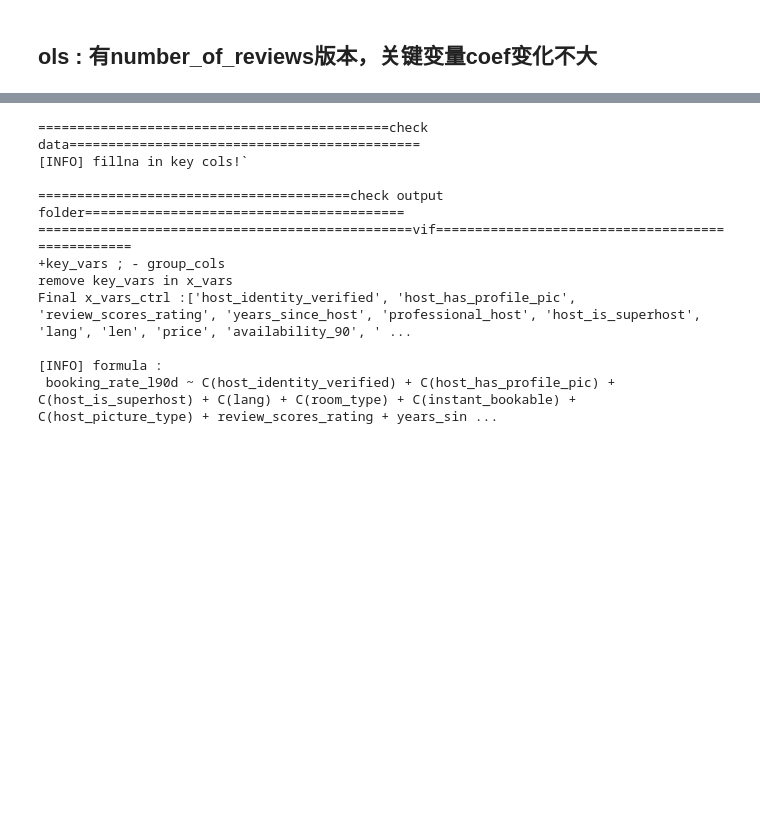
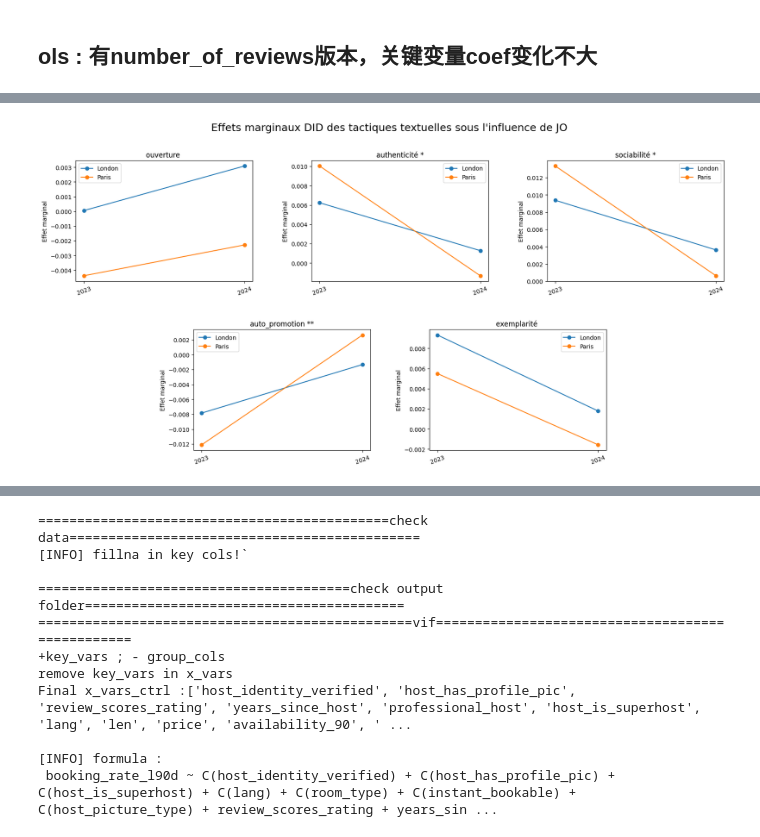
Before and after one commit to yeliu-dh/SelfPresentation_Multimodal_airbnb, a Jupyter notebook: D_stat/test_mod2324.ipynb, the cells around one changed output, grey strips where cells are left out. Cells and saved outputs as stored; diff of their text form; code cells hidden in the pictures; blank space fills up the shorter version.

```diff
--- a/D_stat/test_mod2324.ipynb
+++ b/D_stat/test_mod2324.ipynb
@@ -669,8 +714,0 @@ def get_did_marginal_effect(
-# %%
-tactics=[ "ouverture", "authenticité","sociabilité","auto_promotion","exemplarité",
-    # "host_picture_type","is_smiling"
-    ]
-for var in tactics:
-    print(f"{var}".center(100,'-'))
-    res = get_did_marginal_effect(model, var)
-    display(res)
@@ -714,0 +872,9 @@ for var in tactics:
+# %%
+results_did=[]
+for var in tactics_bio:
+    print(var)
+    result_did=get_did_summary(model, var)
+    results_did.append(result_did)
+
+results_did_df=pd.concat(results_did, axis=0)
+display(results_did_df)
@@ -750,0 +1004,74 @@ KeyError: 'coef'
+# %%
+
+## VIS2: DID 解释因果,策略效果有没有变化
+# ps. did可视化，观察不同组效果的差异，而不是一个策略从0-1对于预订率的影响趋势（这种情况采用predict）
+
+plot_df=all_results_df.copy()
+# --------------------layout-------------------
+# 使用更细的列分辨率（2 行 × 6 列），方便把第二行两个图放在中间列
+fig = plt.figure(figsize=(20,9))
+gs = gridspec.GridSpec(2, 6, figure=fig, hspace=0.4, wspace=1)
+
+axes = []
+# 第一行三个：分别占两列宽 (0:2, 2:4, 4:6)
+ax1 = fig.add_subplot(gs[0, 0:2])
+ax2 = fig.add_subplot(gs[0, 2:4])
+ax3 = fig.add_subplot(gs[0, 4:6])
+axes.extend([ax1, ax2, ax3])
+
+# 第二行两个：让它们居中，分别占中间的两列 (1:3 和 3:5)
+ax4 = fig.add_subplot(gs[1, 1:3])
+ax5 = fig.add_subplot(gs[1, 3:5])
+axes.extend([ax4, ax5])
+
+# 确保 tactics_vars 长度为 5（或小于等于 len(axes)）
+n_to_plot = min(len(tactics_vars), len(axes))
+
+
+# ---groups---
+group_labels = ["London 2023", "London 2024", "Paris 2023", "Paris 2024"]
+
+for i, tactic in enumerate(tactics_bio):
+    ax = axes[i]
+    sub = plot_df[plot_df["tactic"] == tactic].sort_values(["in_paris","in_2024"])
+    did_sig=results_did_df[(results_did_df['tactic']==tactic)&(results_did_df["type"]=="DID")]['sig'].iloc[0]
+
+    london = sub[sub["in_paris"]==0]
+    ax.plot(
+        london["in_2024"],
+        london["coef"],
+        marker='o',
+        label="London"
+    )
+    # Paris
+    paris = sub[sub["in_paris"]==1]
+    ax.plot(
+        paris["in_2024"],
+        paris["coef"],
+        marker='o',
+        label="Paris"
+    )
+
+    ax.set_xticks([0,1])
+    ax.set_xticklabels(["2023", "2024"], rotation=20)
+    ax.set_title(f"{tactic} {did_sig}")
+    ax.set_ylabel("Effet marginal")
+    ax.legend()
+
+
+fig.suptitle(
+        "Effets marginaux DID des tactiques textuelles sous l'influence de JO",
+        fontsize=18,
+        y=0.98
+    )
+# ---------- 调整布局（让第二行居中） ----------
+plt.legend()
+plt.tight_layout()
+plt.show()
+
+##标注斜率是否显著？？
+## ouverture, exemplarité的效果没有jo很大影响，和london同趋势发展
+# auth和socio被压制
+# promo上升
+# %% [output]
+[figure, added]
```
Also changed, not shown: parts of 36 cells of this notebook, 4 other files.
